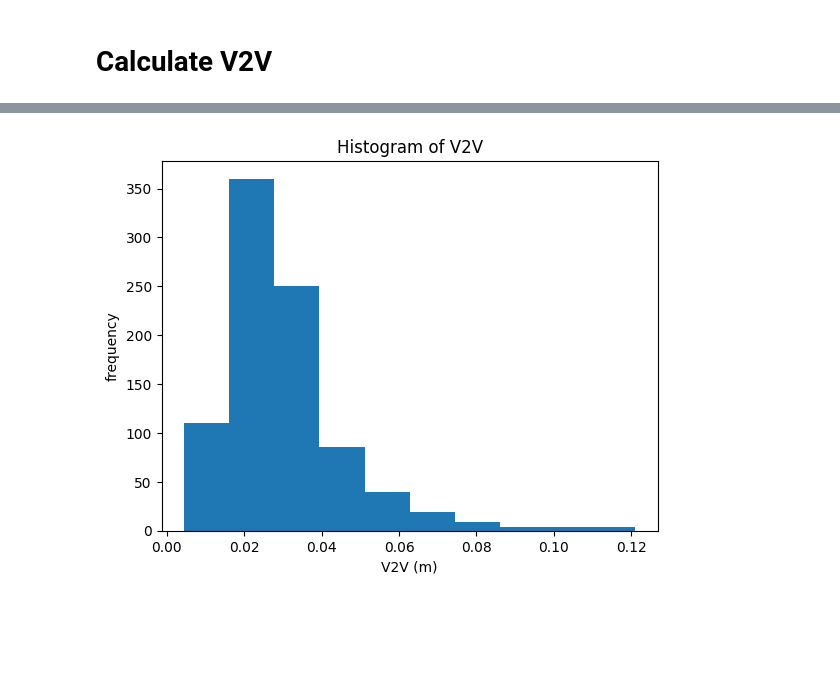
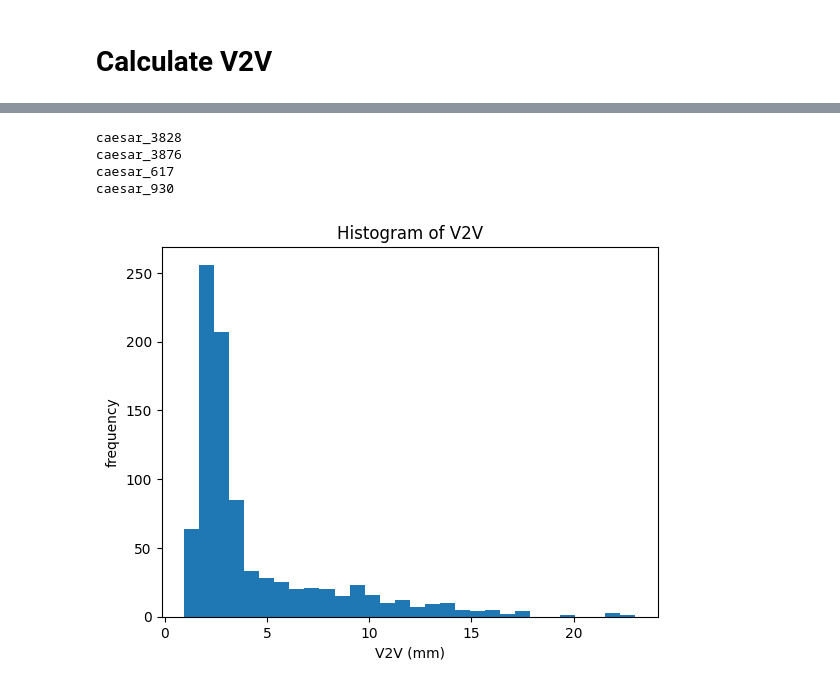
Before and after one commit to ONC9korea-avatar/SilhouettesbasedHSE, a Jupyter notebook: infer.ipynb, the cells around one changed output, grey strips where cells are left out. Cells and saved outputs as stored; diff of their text form; code cells hidden in the pictures; blank space fills up the shorter version.

```diff
--- a/infer.ipynb
+++ b/infer.ipynb
@@ -70,10 +70,8 @@ def shape_parameter_to_vertices(shape_parameter, height):
 
     return vertices
 # %%
-model_name = './train/model/model_male_200.ckpt'
+model_name = './train/model/checkpoint_Thu_May__4_05:07:47_2023/male_1000.ckpt'
 infer_model = RegressionPCA(22).to(device)
 infer_model.load_state_dict(torch.load(model_name))
 infer_model.eval()
-
-test_dataset = HSEDataset('../dataset-generation/datasets/HSE/sample_648/test/')
-test_dataloader = DataLoader(dataset=test_dataset, batch_size=1)
+print('model loaded')
@@ -84,9 +87,11 @@ def infer(frontal, lateral):
 
     return result
 # %%
+model_name = 'checkpoint_Thu_May__4_05:07:47_2023'
+
 test_input_path = '../dataset-generation/datasets/HSE/sample_648/test/'
 obj_path = '../dataset-generation/obj/scaled/'
-result_path = './test_results/'
+result_path = f'./test_results/{model_name}'
 # %%
 for data in tqdm(test_dataloader):
     name, f, l, s = data
@@ -122,5 +128,5 @@ from obj_utils.io import *
 # %%
-result_path = './test_results/'
+result_path = './test_results/checkpoint_Thu_May__4_05:07:47_2023'
 # %%
 v2v_list = []
 
@@ -128,12 +134,19 @@ for data in tqdm(os.listdir(result_path)):
     v_gt, _ = load_obj(os.path.join(result_path, data, 'mesh_gt.obj'))
     v_out, _ = load_obj(os.path.join(result_path, data, 'mesh_out.obj'))
 
-    _, mesh_out_trans, _ = icp(v_gt, v_out)
+    _, v_out_trans, _ = icp(v_out, v_gt, scale=False)
 
-    diff = v_gt - v_out
+    diff = v_gt - v_out_trans
     v2v = np.linalg.norm(diff, axis=1).mean()
     v2v_list.append(v2v)
 
+    green, red = np.array([0., 1., 0.]), np.array([1., 0., 0.])
+    v_gt_colored = add_vertices_color(v_gt, green)
+    v_out_trans_colored = add_vertices_color(v_out_trans, red)
+
+    v_merged = merge_vertices(v_gt_colored, v_out_trans_colored)
+    save_obj(os.path.join(result_path, data, 'mesh_merged.obj'), v_merged, [])
+
 v2v_arr = np.array(v2v_list)
 # %%
 print('min:', v2v_arr.min())
@@ -146,11 +159,22 @@ avg, std: 0.030468386138763768 0.016103804345843728
+# %%
+idx = np.where(v2v_arr > 0.02)[0]
+data_list = os.listdir(result_path)
+
+for i in idx:
+    print(data_list[i])
+# %% [output]
+caesar_3828
+caesar_3876
+caesar_617
+caesar_930
 # %%
-hist, bins = np.histogram(v2v_arr, bins=100)
+hist, bins = np.histogram(v2v_arr*1000, bins=30)
 
 plt.title('Histogram of V2V')
-plt.xlabel('V2V (m)')
+plt.xlabel('V2V (mm)')
 plt.ylabel('frequency')
 
-plt.hist(bins[:-1], weights=hist)
+plt.hist(bins[:-1], bins, weights=hist)
 plt.show()
 # %% [output]
-[figure, old version]
+[figure, new version]
```
Also changed, not shown: parts of 5 cells of this notebook, 3 other files.
